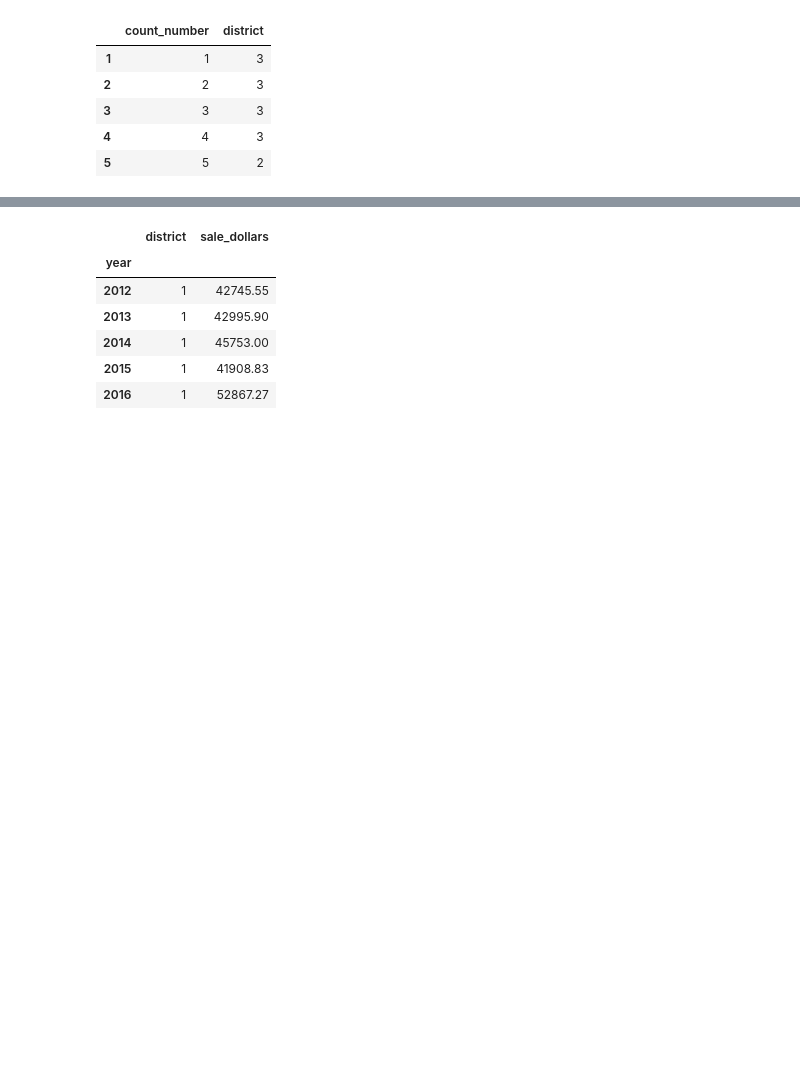
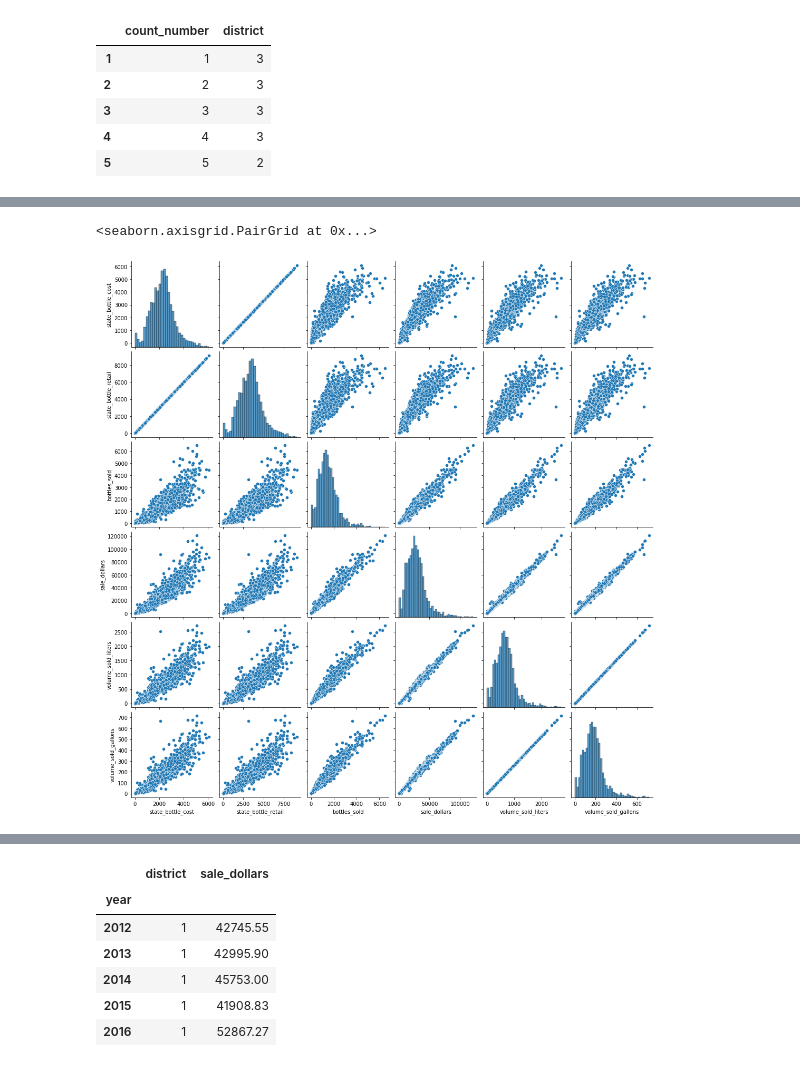
Before and after one commit to JonHaz/Capstone-2-LVMH-Sales-in-Iowa, a Jupyter notebook: LVMH_Capstone_Two_Modeling.ipynb, the cells around one changed output, grey strips where cells are left out. Drawn from its saved outputs; the diff is of its cells as text; code cells hidden in the pictures; blank space fills up the shorter version.

```diff
--- a/LVMH_Capstone_Two_Modeling.ipynb
+++ b/LVMH_Capstone_Two_Modeling.ipynb
@@ -181,0 +189,5 @@ Index(['date', 'store_number', 'store_name', 'address', 'city', 'zip_code',
+# %%
+#I am summing up all the values and grouping them by day
+reg_columns = ['state_bottle_cost','state_bottle_retail','bottles_sold','sale_dollars','volume_sold_liters','volume_sold_gallons']
+
+df_reg = df_reg.groupby('date')[reg_columns].sum()
@@ -181,0 +236,5 @@ Index(['date', 'store_number', 'store_name', 'address', 'city', 'zip_code',
+# %%
+sns.pairplot(df_reg)
+# %% [output]
+<seaborn.axisgrid.PairGrid at 0x...>
+[figure, added]
```
Also changed, not shown: parts of 67 cells of this notebook.
